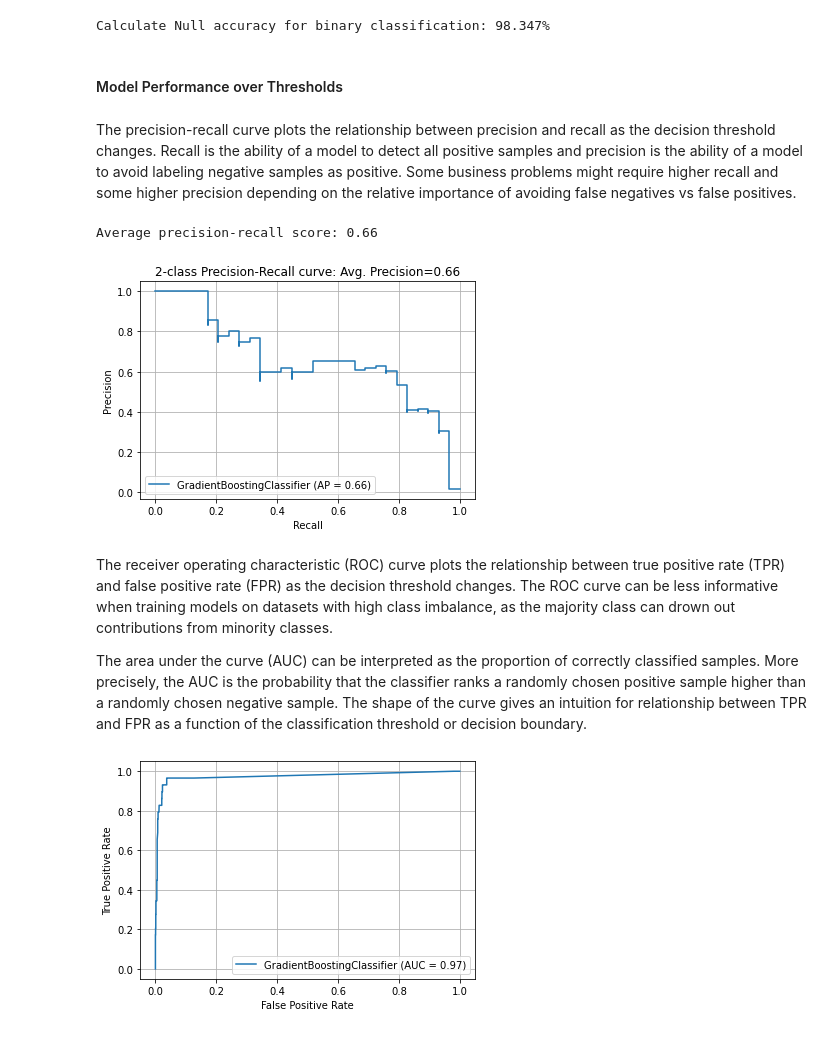
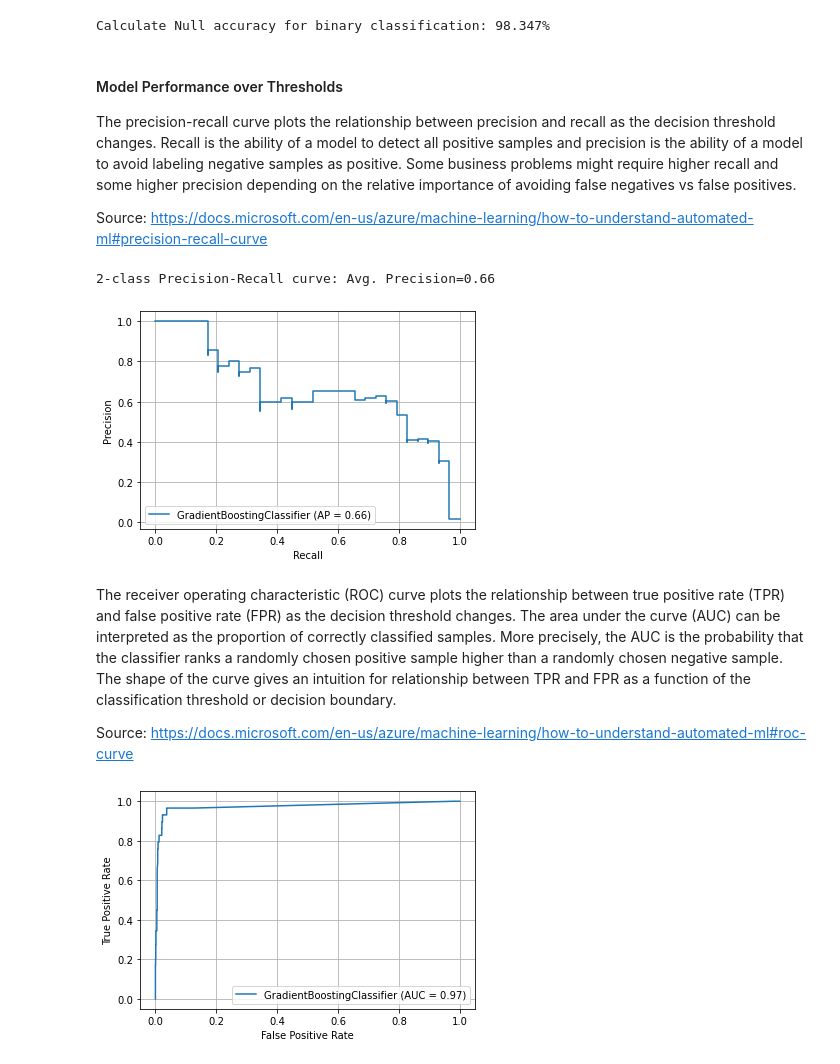
Before and after one commit to allaccountstaken/automl_v_hyperdrive, a Jupyter notebook: benchmark_model.ipynb, the cells around one changed output. Cells and saved outputs as stored; diff of their text form; code cells hidden in the pictures.

Commit message:
benchmark model notebook complete, TODO: tree visual

```diff
--- a/benchmark_model.ipynb
+++ b/benchmark_model.ipynb
@@ -191,33 +170,24 @@ print('Calculate Null accuracy for binary classification: {0:.3f}%'.format(
     max(y_true["y_true"].mean(), 1 - y_true["y_true"].mean()) *100))
 # %% [output]
 Calculate Null accuracy for binary classification: 98.347%
-# %% [markdown]
-#### Model Performance over Thresholds
 # %% [markdown]
+#### Model Performance over Thresholds
 The precision-recall curve plots the relationship between precision and recall as the decision threshold changes. Recall is the ability of a model to detect all positive samples and precision is the ability of a model to avoid labeling negative samples as positive. Some business problems might require higher recall and some higher precision depending on the relative importance of avoiding false negatives vs false positives.
+
+Source: https://docs.microsoft.com/en-us/azure/machine-learning/how-to-understand-automated-ml#precision-recall-curve
 # %%
 y_score = clf_best.decision_function(X_test_scaled)
-
-from sklearn.metrics import average_precision_score
 average_precision = average_precision_score(y_test, y_score)
-
-print('Average precision-recall score: {0:0.2f}'.format(
-      average_precision))
-
-from sklearn.metrics import plot_precision_recall_curve
-import matplotlib.pyplot as plt
-
 disp = plot_precision_recall_curve(clf_best, X_test_scaled, y_test)
-disp.ax_.set_title('2-class Precision-Recall curve: '
-                   'Avg. Precision={0:0.2f}'.format(average_precision))
+print('2-class Precision-Recall curve: Avg. Precision={0:0.2f}'.format(average_precision))
 plt.grid(True)
 # %% [output]
-Average precision-recall score: 0.66
+2-class Precision-Recall curve: Avg. Precision=0.66
-[figure, old version]
+[figure, new version]
 # %% [markdown]
-The receiver operating characteristic (ROC) curve plots the relationship between true positive rate (TPR) and false positive rate (FPR) as the decision threshold changes. The ROC curve can be less informative when training models on datasets with high class imbalance, as the majority class can drown out contributions from minority classes.
+The receiver operating characteristic (ROC) curve plots the relationship between true positive rate (TPR) and false positive rate (FPR) as the decision threshold changes. The area under the curve (AUC) can be interpreted as the proportion of correctly classified samples. More precisely, the AUC is the probability that the classifier ranks a randomly chosen positive sample higher than a randomly chosen negative sample. The shape of the curve gives an intuition for relationship between TPR and FPR as a function of the classification threshold or decision boundary.
 
-The area under the curve (AUC) can be interpreted as the proportion of correctly classified samples. More precisely, the AUC is the probability that the classifier ranks a randomly chosen positive sample higher than a randomly chosen negative sample. The shape of the curve gives an intuition for relationship between TPR and FPR as a function of the classification threshold or decision boundary.
+Source: https://docs.microsoft.com/en-us/azure/machine-learning/how-to-understand-automated-ml#roc-curve
 # %%
 from sklearn.metrics import plot_roc_curve
 clf_best_disp = plot_roc_curve(clf_best, X_test_scaled, y_test)
```
Also changed, not shown: parts of 24 cells of this notebook, 1 other file.
